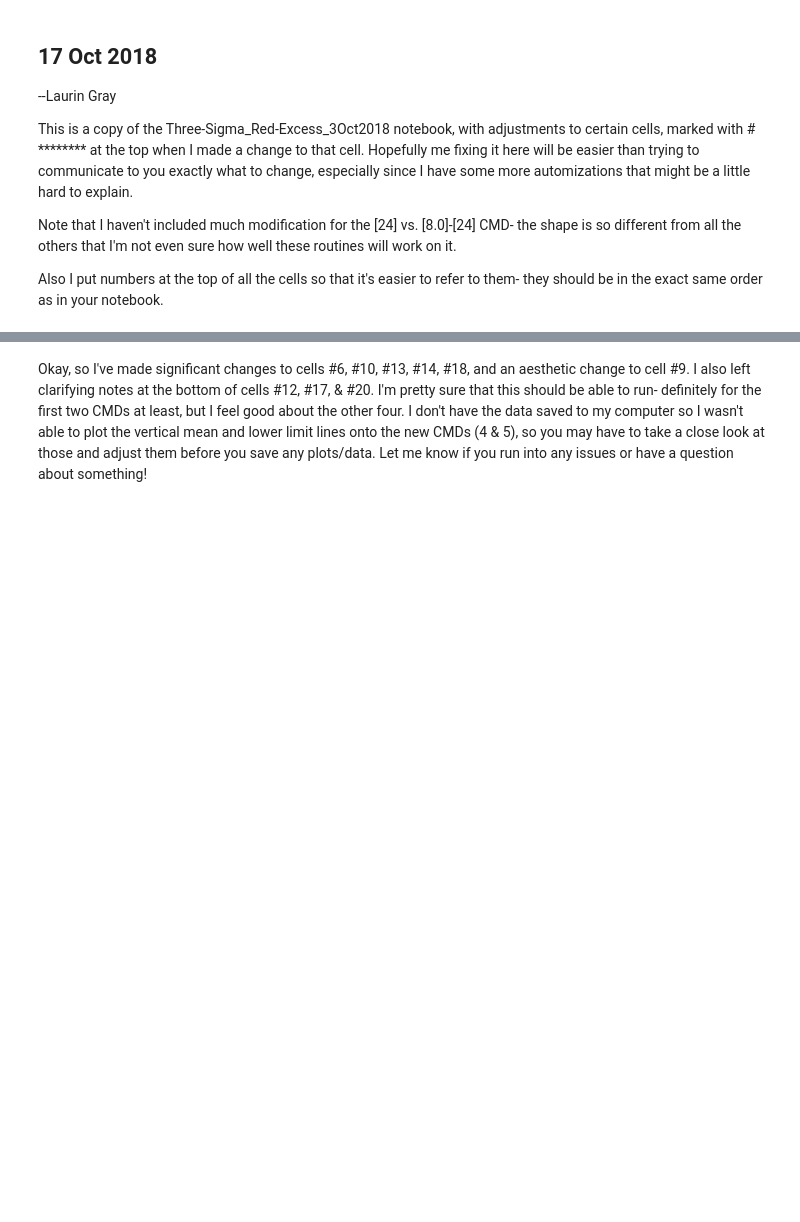
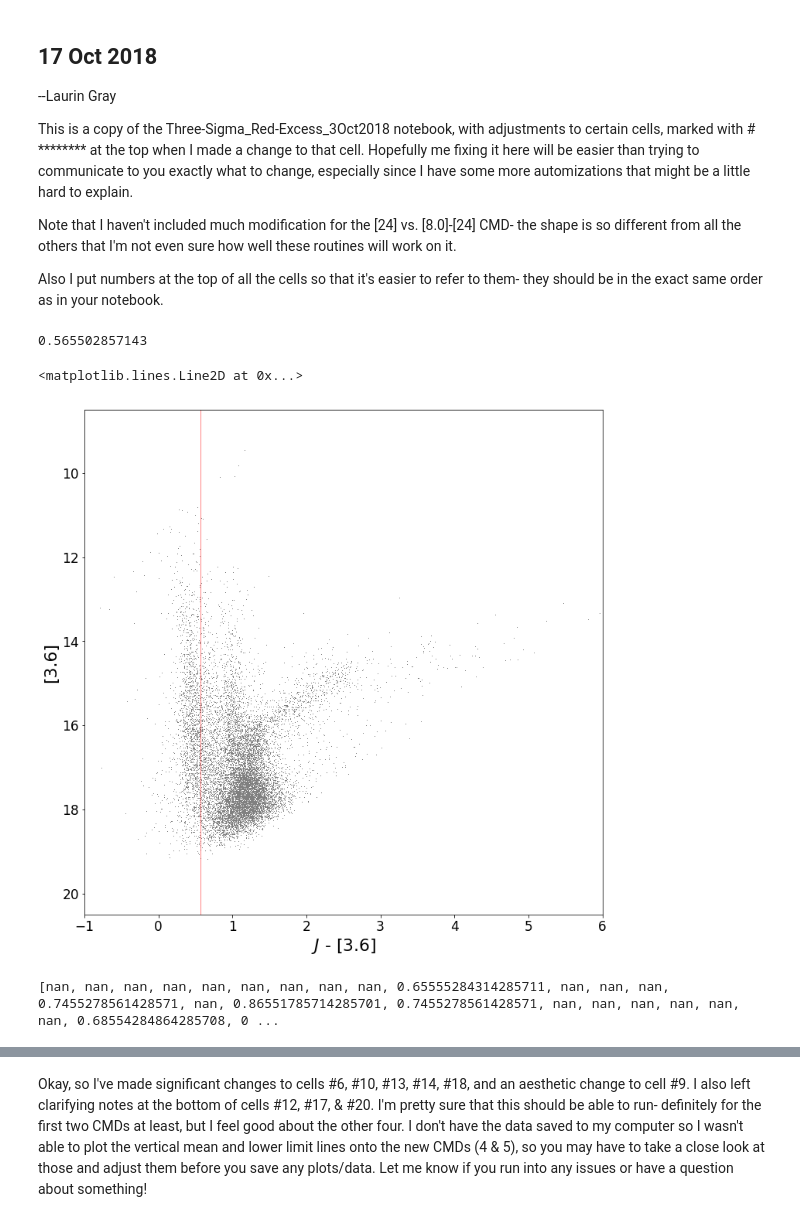
Before and after one commit to lauringray/NGC6822_LG, a Jupyter notebook: 17Oct2018_NGC6822_LG_3SigRed.ipynb, the cells around one changed output, grey strips where cells are left out. Saved outputs shown, nothing was run; the diff lists cells and outputs as text; code cells hidden in the pictures; blank space fills up the shorter version.

```diff
--- a/17Oct2018_NGC6822_LG_3SigRed.ipynb
+++ b/17Oct2018_NGC6822_LG_3SigRed.ipynb
@@ -54,18 +54,18 @@ import pathlib
 # (which, when subtracted from any other value, gives another bogus value)
 # like I did in the previous cell with the "full" catalog.
 #
-jMINUSkDATA = pd.read_csv('jMINUSk.csv')
-jMINUSthreesixDATA = pd.read_csv('jMINUSthreesix.csv')
-threesixMINUSeightzeroDATA = pd.read_csv('threesixMINUSeightzero.csv')
-jMINUSeightzeroDATA = pd.read_csv('jMINUSeightzero.csv')
+jMINUSkDATA = pd.read_csv("C:\\Users\\Laurin\\Documents\\STSCI_Internship\\NGC6822_LG\\Phot_data\\Khan+Sibbons\\jMINUSk.csv")
+jMINUSthreesixDATA = pd.read_csv("C:\\Users\\Laurin\\Documents\\STSCI_Internship\\NGC6822_LG\\Phot_data\\Khan+Sibbons\\jMINUSthreesix.csv")
+threesixMINUSeightzeroDATA = pd.read_csv("C:\\Users\\Laurin\\Documents\\STSCI_Internship\\NGC6822_LG\\Phot_data\\Khan+Sibbons\\threesixMINUSeightzero.csv")
+jMINUSeightzeroDATA = pd.read_csv("C:\\Users\\Laurin\\Documents\\STSCI_Internship\\NGC6822_LG\\Phot_data\\Khan+Sibbons\\jMINUSeightzero.csv")
 #
 # After comparing cells where I made CMDs with the "filter_phot_data" data and with
 # the specific colors' information above, I have found that they are the same!
 # I will use these data instead of calling from the larger catalog.
 #
 # These two were made following a meeting with Margaret on 2 October 2018.
-eightzeroMINUStwentyfourDATA = pd.read_csv('eightzeroMINUStwentyfour.csv')
-fourfiveMINUSeightzeroDATA = pd.read_csv('fourfiveMINUSeightzero.csv')
+eightzeroMINUStwentyfourDATA = pd.read_csv("C:\\Users\\Laurin\\Documents\\STSCI_Internship\\NGC6822_LG\\Phot_data\\Khan+Sibbons\\eightzeroMINUStwentyfour.csv")
+fourfiveMINUSeightzeroDATA = pd.read_csv("C:\\Users\\Laurin\\Documents\\STSCI_Internship\\NGC6822_LG\\Phot_data\\Khan+Sibbons\\fourfiveMINUSeightzero.csv")
 #
 # **************************************************
 #
@@ -423,17 +456,19 @@ def save_data(dataset, column=''):
 # ***************************************************************************************************************
 # Added one more variable, low_lim, used for calculating bin_lim -LG
 
-filename = '/Users/ahirschauer/Documents/Year2/09-2018/NGC6822/flagged_values_1Oct2018_ahirschauer.csv'
+filename = "C:\\Users\\Laurin\\Documents\\STSCI_Internship\\NGC6822_LG\\Phot_data\\Khan+Sibbons\\flagged_values_26Oct2018_lgray.csv"
+#'/Users/ahirschauer/Documents/Year2/09-2018/NGC6822/flagged_values_1Oct2018_ahirschauer.csv'
 path = pathlib.Path(filename)
 
-y1 = 10.0
-y2 = 20.0
+y1 = 8.5
+y2 = 20.5
 bin_size = 0.1
-lim = 14.5 # limit above which the vertical branch mean is calculated
-xaxis = jMINUSkDATA.jMINUSk.values
-yaxis = jMINUSkDATA.Kmag.values
-error = jMINUSkDATA.ERRORjMINUSk.values
-column = 'k_VS_jMINUSk'
+lim = 14.0 # limit above which the vertical branch mean is calculated
+xaxis = jMINUSthreesixDATA.jMINUSthreesix.values
+yaxis = jMINUSthreesixDATA.k36mag.values
+error = jMINUSthreesixDATA.ERRORjMINUSthreesix.values
+ID = jMINUSthreesixDATA.ID.values
+column = 'threesix_VS_jMINUSthreesix'
 
 low_lim = 15.4 # limit below which points are excluded (clumping).  Should be placed at the very tip of the clumping
 # (where the CMD is just solid).  low_lim should be 15.4 for CMD_3 & CMD_6, but I think that's a bit high for CMD_4,
@@ -482,17 +517,22 @@ print(boundary)
 ### on 4 October 2018, which also requires examination.
 
 ### ^ I think I've fixed the boundary values, but you'll need to confirm when you plot them -LG
+# %% [output]
+0.565502857143
 # %%
 #15
 
 # Check vertical line placement:
 
 plot_CMD(xaxis,yaxis)
 
-plt.axvline(x=boundary, color='r', linewidth='0.5')
+plt.axvline(x=boundary, color='r', linewidth=0.5)
 
 # This cell plots the specific CMD being analyzed and overlays the vertical
 # line from which the 3-sigma red-excess boundary is computed against.
+# %% [output]
+<matplotlib.lines.Line2D at 0x...>
+[figure, added]
 # %%
 #16
 
@@ -502,6 +542,8 @@ print(redlim)
 
 # This command assigns what Laurin is calling the "redlim = red limit", as the region
 # of the CMD that will be flagged as "red-excess" for our classification purposes.
+# %% [output]
+[nan, nan, nan, nan, nan, nan, nan, nan, nan, 0.65555284314285711, nan, nan, nan, 0.7455278561428571, nan, 0.86551785714285701, 0.7455278561428571, nan, nan, nan, nan, nan, nan, 0.68554284864285708, 0 ...
 # %%
 #17
 
```
Also changed, not shown: parts of 7 cells of this notebook.
